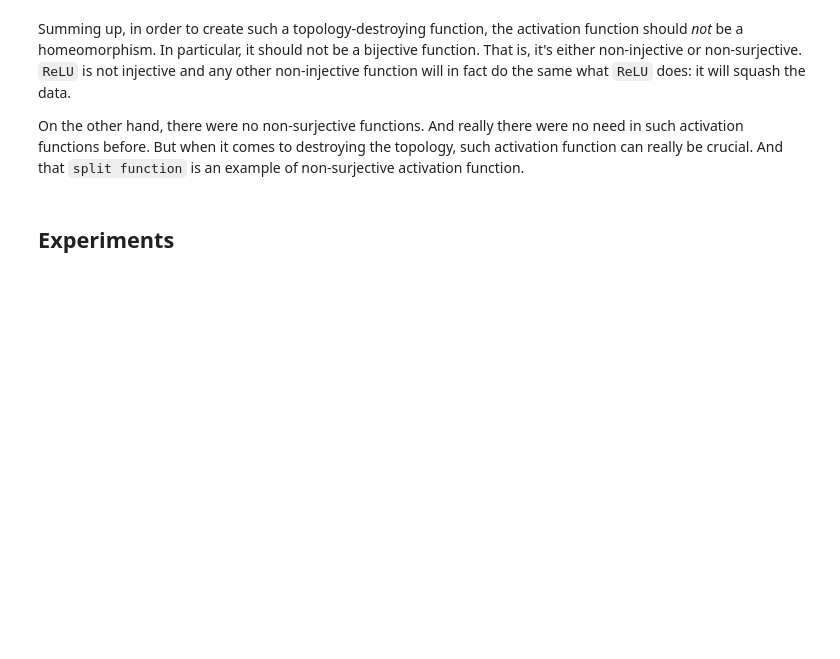
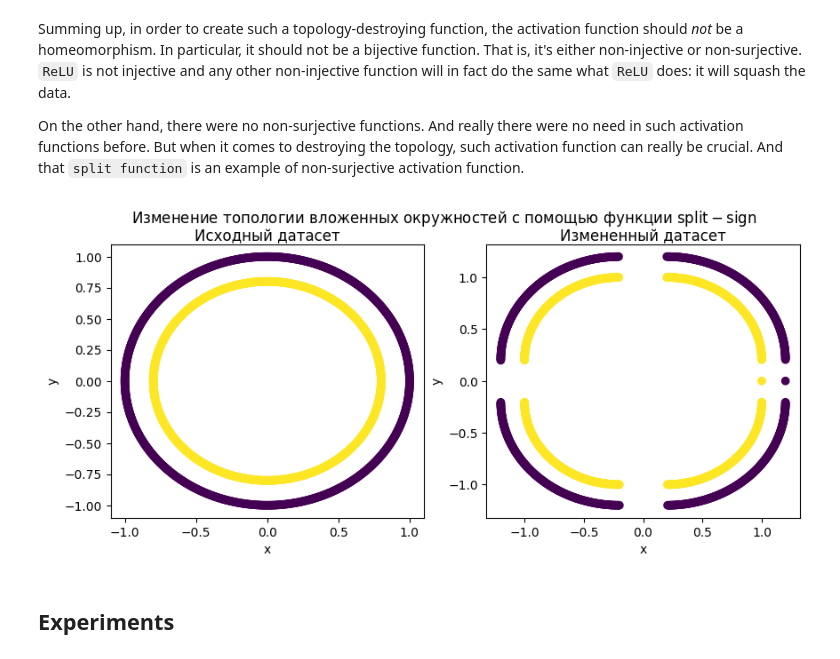
Before and after one commit to Snopoff/Masters-Thesis, a Jupyter notebook: notebooks/activations.ipynb, the cells around one changed output. Cells and saved outputs as stored; diff of their text form; code cells hidden in the pictures; blank space fills up the shorter version.

```diff
--- a/notebooks/activations.ipynb
+++ b/notebooks/activations.ipynb
@@ -66,6 +97,23 @@ plt.show()
 Summing up, in order to create such a topology-destroying function, the activation function should _not_ be a homeomorphism. In particular, it should not be a bijective function. That is, it's either non-injective or non-surjective. `ReLU` is not injective and any other non-injective function will in fact do the same what `ReLU` does: it will squash the data.
 
 On the other hand, there were no non-surjective functions. And really there were no need in such activation functions before. But when it comes to destroying the topology, such activation function can really be crucial. And that `split function` is an example of non-surjective activation function.
+# %%
+split_sign_func = np.vectorize(lambda x: x + 0.2 * np.sign(1 * (x)))
+circles = Circles(n_circles_per_class=1)
+splitted_circles_X = split_sign_func(circles.X)
+fig, ax = plt.subplots(nrows=1, ncols=2, figsize=(10,4))
+fig.suptitle('Изменение топологии вложенных окружностей с помощью функции $\mathrm{split-sign}$')
+ax[0].scatter(circles.X[:,0], circles.X[:,1], c=circles.y)
+ax[0].set_xlabel('x')
+ax[0].set_ylabel('y')
+ax[0].set_title('Исходный датасет', pad=-10)
+ax[1].scatter(splitted_circles_X[:,0], splitted_circles_X[:,1], c=circles.y)
+ax[1].set_xlabel('x')
+ax[1].set_ylabel('y')
+ax[1].set_title('Измененный датасет', pad=-10)
+fig.savefig('split_circles.png')
+# %% [output]
+[figure, added]
 # %% [markdown]
 ## Experiments
 # %% [markdown]
```
Also changed, not shown: parts of 6 cells of this notebook, 6 other files.
